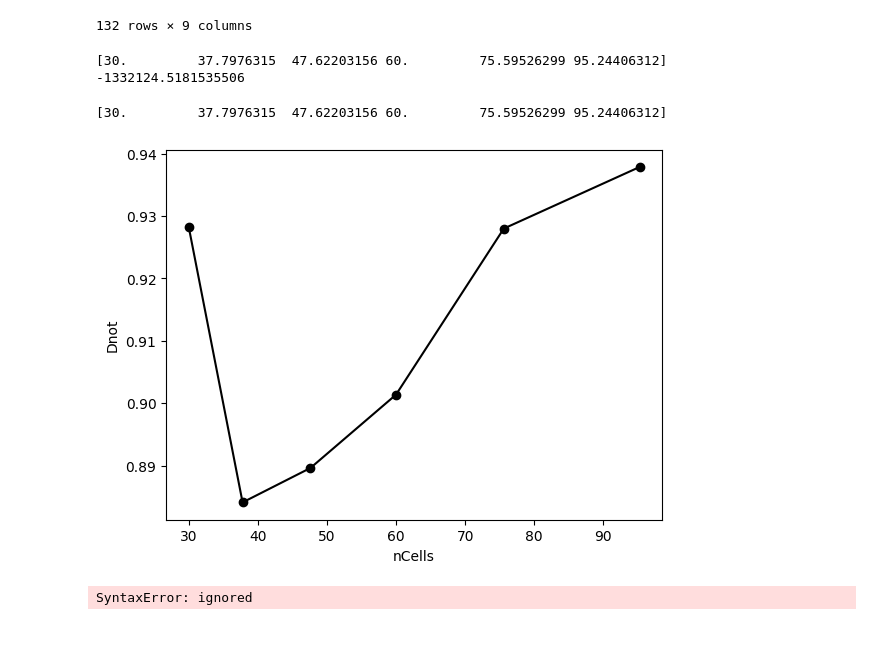
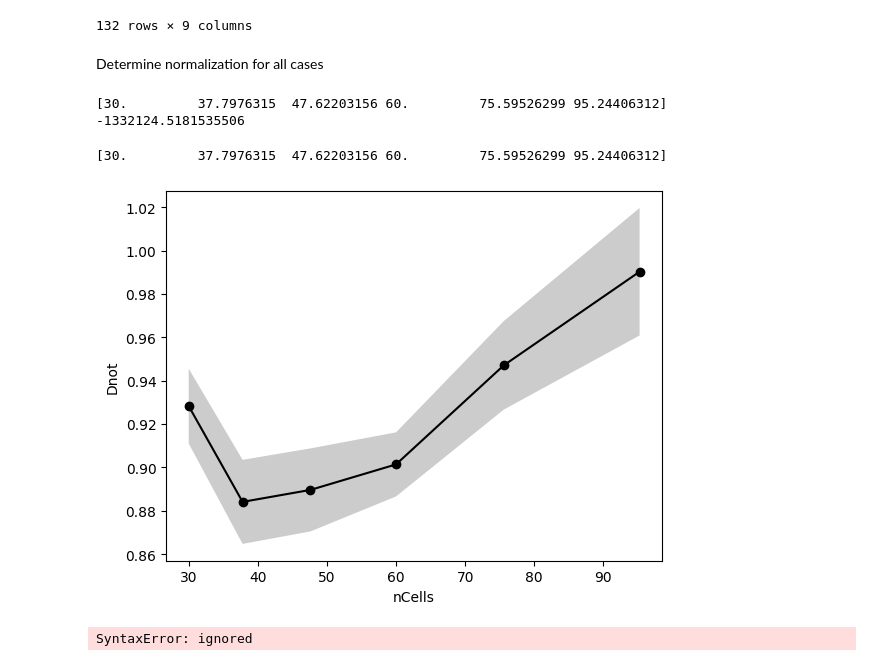
Before and after one commit to huskeypm/cellmigration, a Jupyter notebook: migration_paper.ipynb, the cells around one changed output. Drawn from its saved outputs; the diff is of its cells as text; code cells hidden in the pictures; blank space fills up the shorter version.

```diff
--- a/migration_paper.ipynb
+++ b/migration_paper.ipynb
@@ -48,4 +48,7 @@ Partition file according to cases
 # %%
 dataFrameName = outPath+"all.csv"
 
+print("HARD CODED FOR NOW")
+nCases=5
+
 df = pd.read_csv(dataFrameName)
@@ -100,6 +105,8 @@ if False:
   df = pd.read_csv(dataFrameName)
 else:
   df = nocrowder_noatp
+# %% [markdown]
+Determine normalization for all cases
 # %%
 key = "nCells"
 
@@ -121,16 +128,17 @@ print(normFactor)
 # %%
 
 # get all entries with a given key name
 key = "nCells"
 
 case = empty()
-case.conds,case.Ds,case.Dstds,case.JAs, case.vFs = pdat.ProcessGroup(df,key)
+case.conds,case.Ds,case.Dstds,case.JAs, case.JAstds,  case.vFs = pdat.ProcessGroup(df,key)
 cases[key] = case
 
-pdat.PlotKey(case.conds,case.JAs*normFactor,case.Dstds,key)
+stds = case.JAstds*-1*normFactor / np.sqrt(nCases)
+pdat.PlotKey(case.conds,case.JAs*normFactor,stds,key)
 # %% [output]
 [30.         37.7976315  47.62203156 60.         75.59526299 95.24406312]
-[figure, old version]
+[figure, new version]
 # %%
 get mean position
 # %% [output]
```
Also changed, not shown: parts of 1 cell of this notebook.
